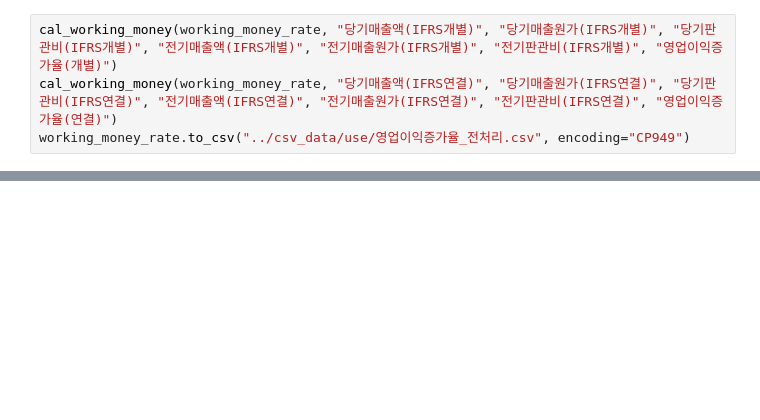
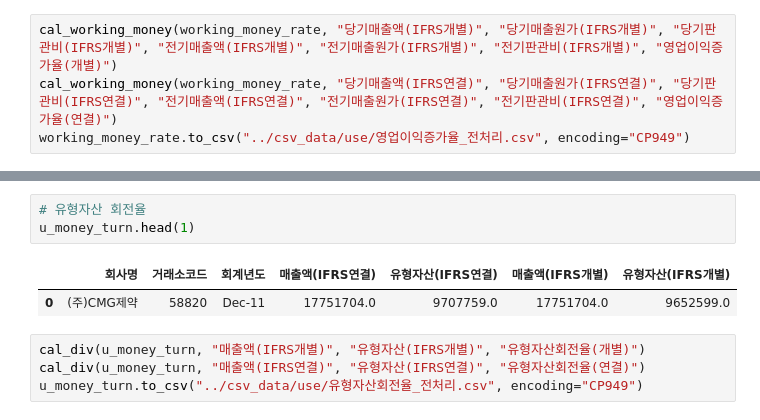
Before and after one commit to pelllzz/ubion4_project2, a Jupyter notebook: code/set_rate_ftn.ipynb, the cells around one changed output, grey strips where cells are left out. Saved outputs shown, nothing was run; the diff lists cells and outputs as text; blank space fills up the shorter version.

```diff
--- a/code/set_rate_ftn.ipynb
+++ b/code/set_rate_ftn.ipynb
@@ -486,0 +562,10 @@ working_money_rate.to_csv("../csv_data/use/영업이익증가율_전처리.csv",
+# %%
+# 유형자산 회전율
+u_money_turn.head(1)
+# %% [output]
+|  | 회사명 | 거래소코드 | 회계년도 | 매출액(IFRS연결) | 유형자산(IFRS연결) | 매출액(IFRS개별) | 유형자산(IFRS개별) |
+| 0 | (주)CMG제약 | 58820 | Dec-11 | 17751704.0 | 9707759.0 | 17751704.0 | 9652599.0 |
+# %%
+cal_div(u_money_turn, "매출액(IFRS개별)", "유형자산(IFRS개별)", "유형자산회전율(개별)")
+cal_div(u_money_turn, "매출액(IFRS연결)", "유형자산(IFRS연결)", "유형자산회전율(연결)")
+u_money_turn.to_csv("../csv_data/use/유형자산회전율_전처리.csv", encoding="CP949")
```
Also changed, not shown: parts of 22 cells of this notebook, 29 other files.
